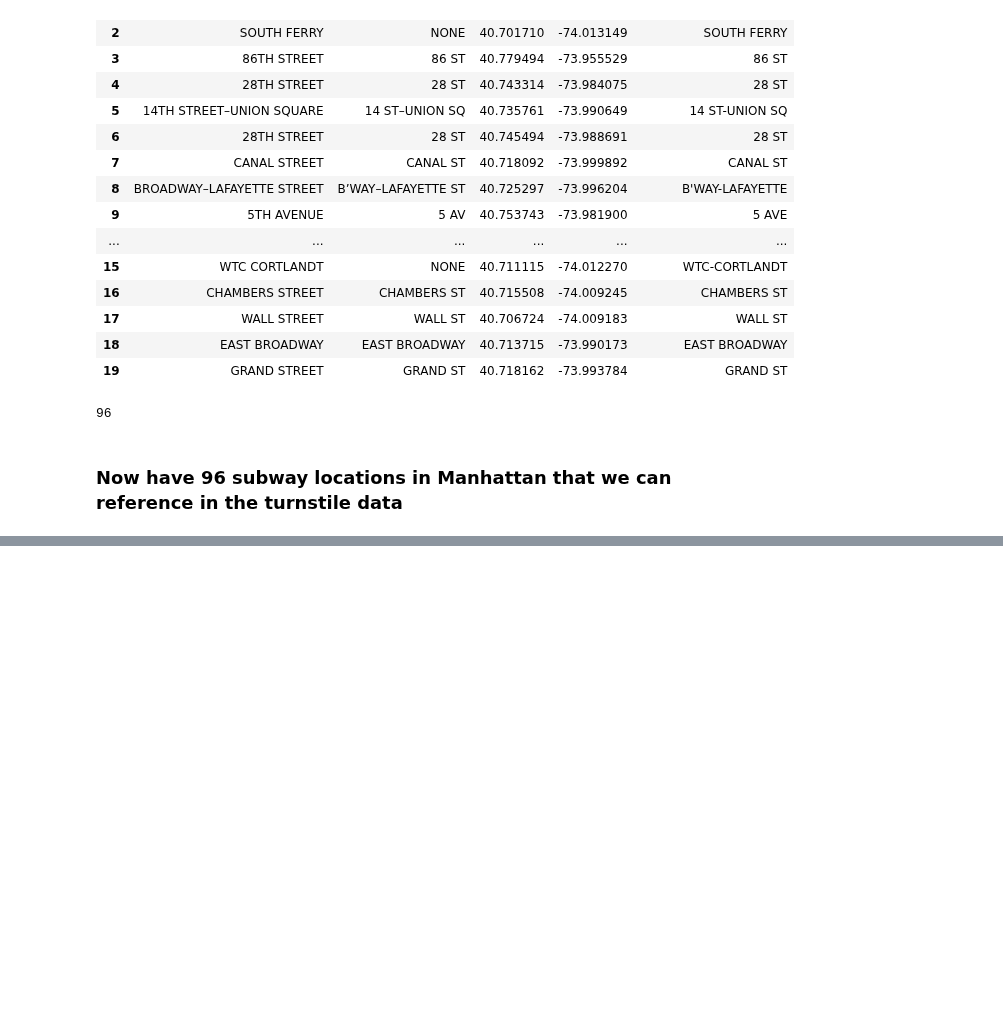
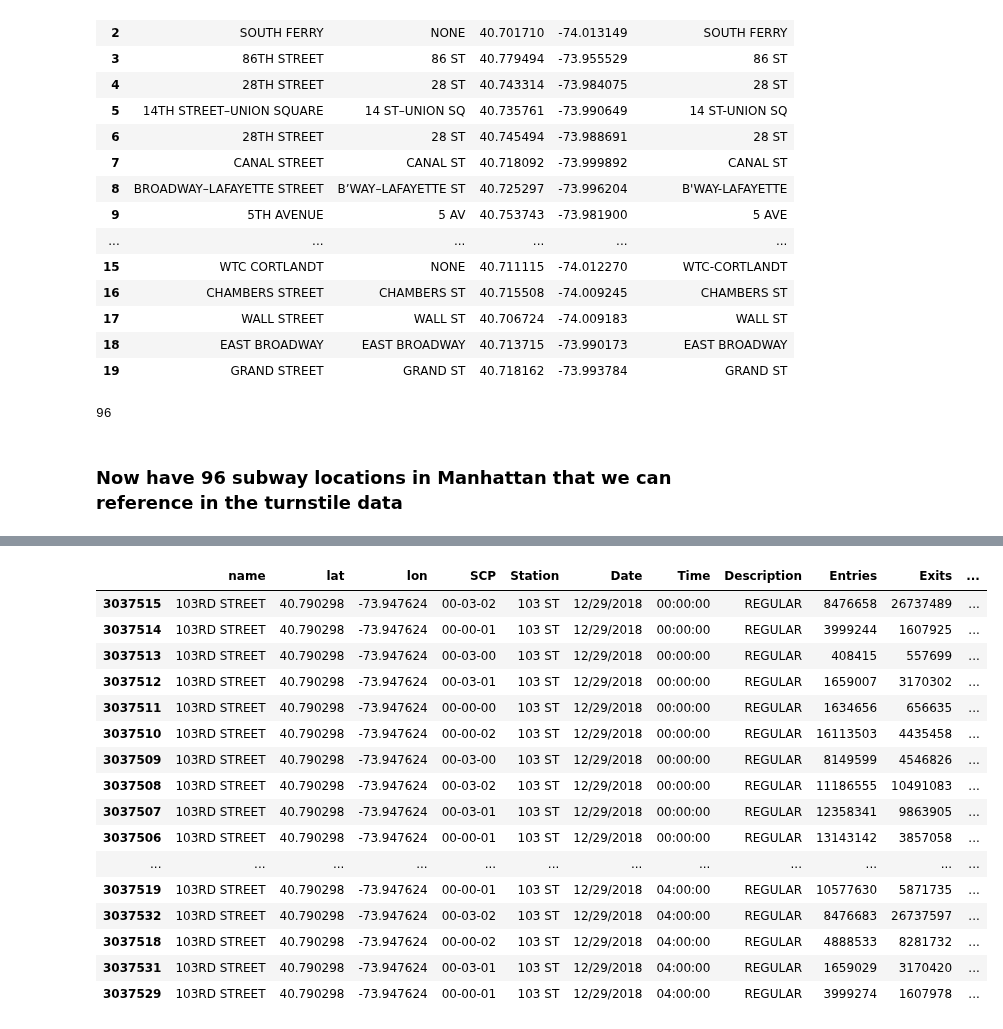
Before and after one commit to Fei117117/NYSeeNow, a Jupyter notebook: NYSeeNow-ML/SubwayData/subway.ipynb, the cells around one changed output, grey strips where cells are left out. Cells and saved outputs as stored; diff of their text form; code cells hidden in the pictures; blank space fills up the shorter version.

```diff
--- a/NYSeeNow-ML/SubwayData/subway.ipynb
+++ b/NYSeeNow-ML/SubwayData/subway.ipynb
@@ -294,0 +404,23 @@ len(subway)
+# %%
+#now order by unix timestamp and the name in alphabetical order
+
+man_turn_data = man_turn_data.sort_values(by=['name','UnixTimestamp'])
+man_turn_data.head(20)
+# %% [output]
+|  | name | lat | lon | SCP | Station | Date | Time | Description | Entries | Exits | ... |
+| 3037515 | 103RD STREET | 40.790298 | -73.947624 | 00-03-02 | 103 ST | 12/29/2018 | 00:00:00 | REGULAR | 8476658 | 26737489 | ... |
+| 3037514 | 103RD STREET | 40.790298 | -73.947624 | 00-00-01 | 103 ST | 12/29/2018 | 00:00:00 | REGULAR | 3999244 | 1607925 | ... |
+| 3037513 | 103RD STREET | 40.790298 | -73.947624 | 00-03-00 | 103 ST | 12/29/2018 | 00:00:00 | REGULAR | 408415 | 557699 | ... |
+| 3037512 | 103RD STREET | 40.790298 | -73.947624 | 00-03-01 | 103 ST | 12/29/2018 | 00:00:00 | REGULAR | 1659007 | 3170302 | ... |
+| 3037511 | 103RD STREET | 40.790298 | -73.947624 | 00-00-00 | 103 ST | 12/29/2018 | 00:00:00 | REGULAR | 1634656 | 656635 | ... |
+| 3037510 | 103RD STREET | 40.790298 | -73.947624 | 00-00-02 | 103 ST | 12/29/2018 | 00:00:00 | REGULAR | 16113503 | 4435458 | ... |
+| 3037509 | 103RD STREET | 40.790298 | -73.947624 | 00-03-00 | 103 ST | 12/29/2018 | 00:00:00 | REGULAR | 8149599 | 4546826 | ... |
+| 3037508 | 103RD STREET | 40.790298 | -73.947624 | 00-03-02 | 103 ST | 12/29/2018 | 00:00:00 | REGULAR | 11186555 | 10491083 | ... |
+| 3037507 | 103RD STREET | 40.790298 | -73.947624 | 00-03-01 | 103 ST | 12/29/2018 | 00:00:00 | REGULAR | 12358341 | 9863905 | ... |
+| 3037506 | 103RD STREET | 40.790298 | -73.947624 | 00-00-01 | 103 ST | 12/29/2018 | 00:00:00 | REGULAR | 13143142 | 3857058 | ... |
+| ... | ... | ... | ... | ... | ... | ... | ... | ... | ... | ... | ... |
+| 3037519 | 103RD STREET | 40.790298 | -73.947624 | 00-00-01 | 103 ST | 12/29/2018 | 04:00:00 | REGULAR | 10577630 | 5871735 | ... |
+| 3037532 | 103RD STREET | 40.790298 | -73.947624 | 00-03-02 | 103 ST | 12/29/2018 | 04:00:00 | REGULAR | 8476683 | 26737597 | ... |
+| 3037518 | 103RD STREET | 40.790298 | -73.947624 | 00-00-02 | 103 ST | 12/29/2018 | 04:00:00 | REGULAR | 4888533 | 8281732 | ... |
+| 3037531 | 103RD STREET | 40.790298 | -73.947624 | 00-03-01 | 103 ST | 12/29/2018 | 04:00:00 | REGULAR | 1659029 | 3170420 | ... |
+| 3037529 | 103RD STREET | 40.790298 | -73.947624 | 00-00-01 | 103 ST | 12/29/2018 | 04:00:00 | REGULAR | 3999274 | 1607978 | ... |
```
Also changed, not shown: parts of 12 cells of this notebook.
